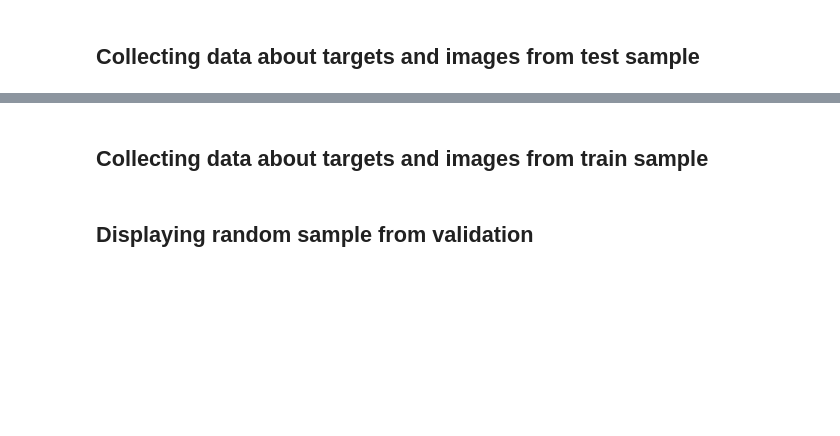
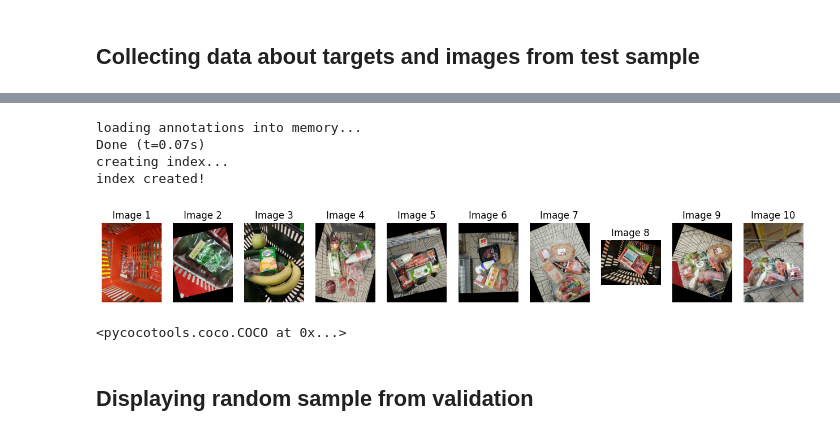
Before and after one commit to system205/PMLDL_Project, a Jupyter notebook: data_exploration.ipynb, the cells around one changed output, grey strips where cells are left out. Drawn from its saved outputs; the diff is of its cells as text; code cells hidden in the pictures; blank space fills up the shorter version.

```diff
--- a/data_exploration.ipynb
+++ b/data_exploration.ipynb
@@ -126,2 +100,0 @@ index created!
-# %% [markdown]
-## Collecting data about targets and images from train sample
@@ -147,2 +101,12 @@ for i in img_ids:
+# %%
+dataType = 'train'  # Specify 'train2017' or 'val2017'
+display_sample(dataType)
+# %% [output]
+loading annotations into memory...
+Done (t=0.07s)
+creating index...
+index created!
+[figure, added]
+<pycocotools.coco.COCO at 0x...>
 # %% [markdown]
 ## Displaying random sample from validation
```
Also changed, not shown: parts of 26 cells of this notebook.
